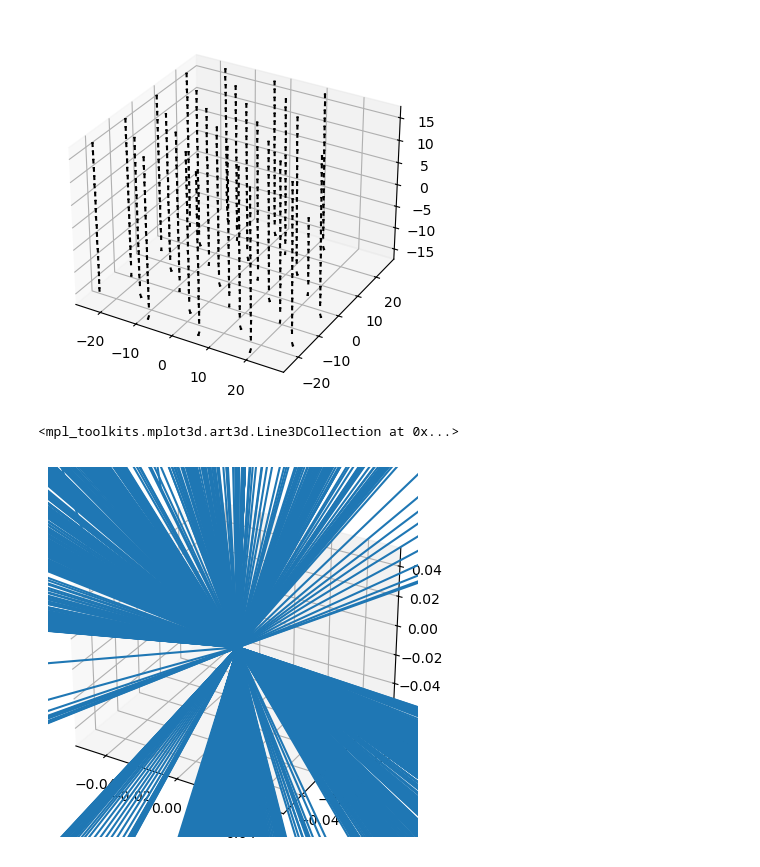
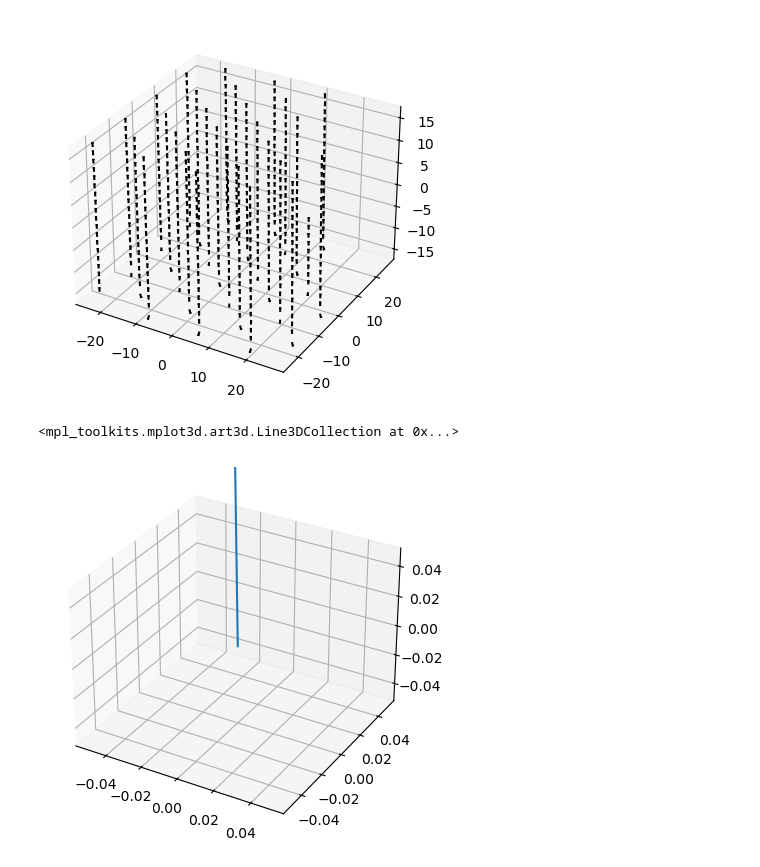
Before and after one commit to cmelab/SIC, a Jupyter notebook: preliminary-work/Problem.ipynb, the cells around one changed output. Drawn from its saved outputs; the diff is of its cells as text; code cells hidden in the pictures.

```diff
--- a/preliminary-work/Problem.ipynb
+++ b/preliminary-work/Problem.ipynb
@@ -112,8 +112,8 @@ ax.quiver3D(
 # %%
 fig = plt.figure()
 ax = fig.add_subplot(111, projection='3d')
 director = np.array(director)
-ax.quiver(0,0,0,(director[:,0]),(director[:,1]),(director[:,2]))
+ax.quiver(0,0,0,(director[:1,0]),(director[:1,1]),(director[:1,2]))
 # %% [output]
 <mpl_toolkits.mplot3d.art3d.Line3DCollection at 0x...>
-[figure, old version]
+[figure, new version]
```
Also changed, not shown: parts of 1 cell of this notebook, 1 other file.
